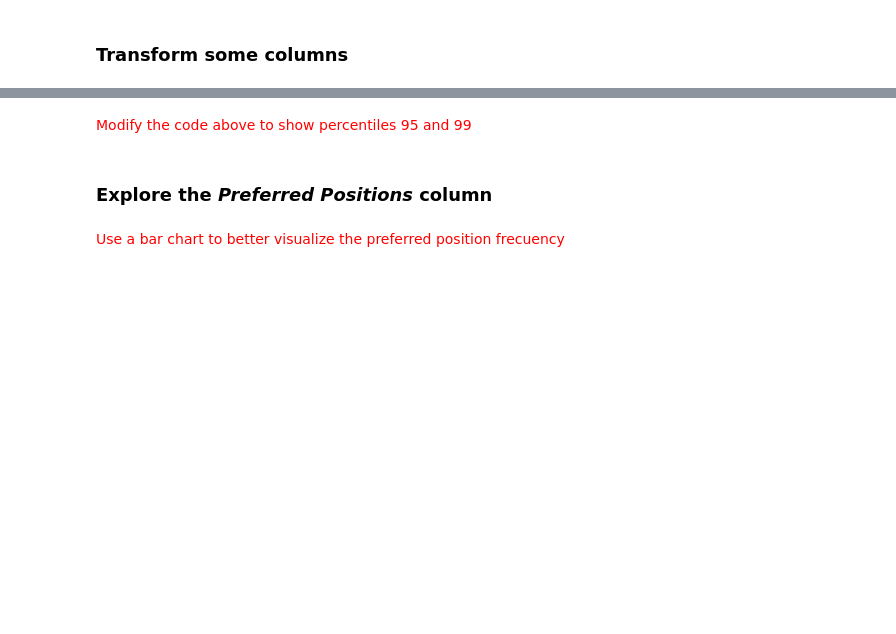
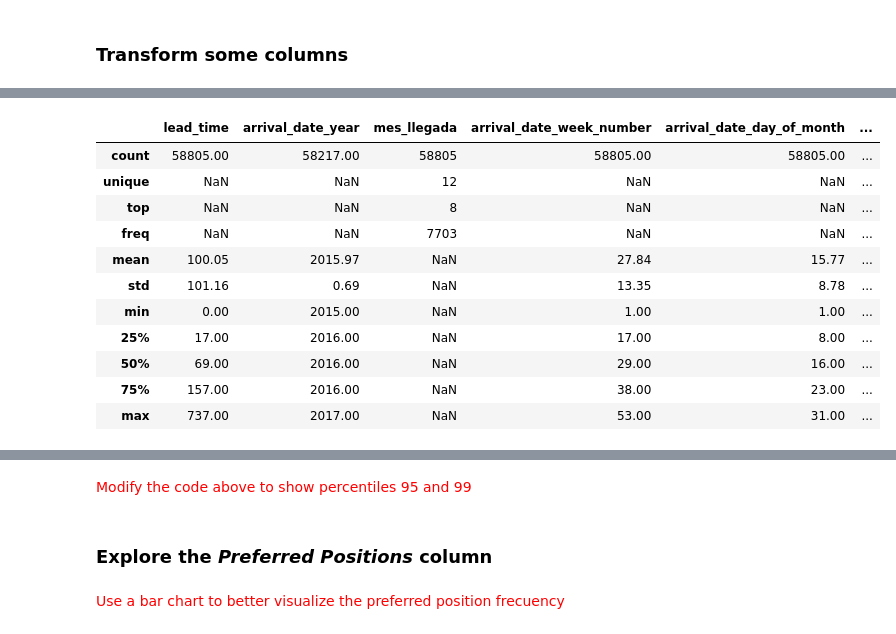
Before and after one commit to LauraRuales/Ciencia-de-datos, a Jupyter notebook: eda.ipynb, the cells around one changed output, grey strips where cells are left out. Drawn from its saved outputs; the diff is of its cells as text; code cells hidden in the pictures; blank space fills up the shorter version.

```diff
--- a/eda.ipynb
+++ b/eda.ipynb
@@ -82,0 +235,16 @@ fifa_df['Value'].describe()
+# %%
+
+reservas[['lead_time','arrival_date_year','mes_llegada','arrival_date_week_number','arrival_date_day_of_month','stays_in_weekend_nights','stays_in_week_nights','adults','children','babies','booking_changes','days_in_waiting_list','required_car_parking_spaces','total_of_special_requests']].describe(include='all')
+# %% [output]
+|  | lead_time | arrival_date_year | mes_llegada | arrival_date_week_number | arrival_date_day_of_month | ... |
+| count | 58805.00 | 58217.00 | 58805 | 58805.00 | 58805.00 | ... |
+| unique | NaN | NaN | 12 | NaN | NaN | ... |
+| top | NaN | NaN | 8 | NaN | NaN | ... |
+| freq | NaN | NaN | 7703 | NaN | NaN | ... |
+| mean | 100.05 | 2015.97 | NaN | 27.84 | 15.77 | ... |
+| std | 101.16 | 0.69 | NaN | 13.35 | 8.78 | ... |
+| min | 0.00 | 2015.00 | NaN | 1.00 | 1.00 | ... |
+| 25% | 17.00 | 2016.00 | NaN | 17.00 | 8.00 | ... |
+| 50% | 69.00 | 2016.00 | NaN | 29.00 | 16.00 | ... |
+| 75% | 157.00 | 2016.00 | NaN | 38.00 | 23.00 | ... |
+| max | 737.00 | 2017.00 | NaN | 53.00 | 31.00 | ... |
```
Also changed, not shown: parts of 27 cells of this notebook.
